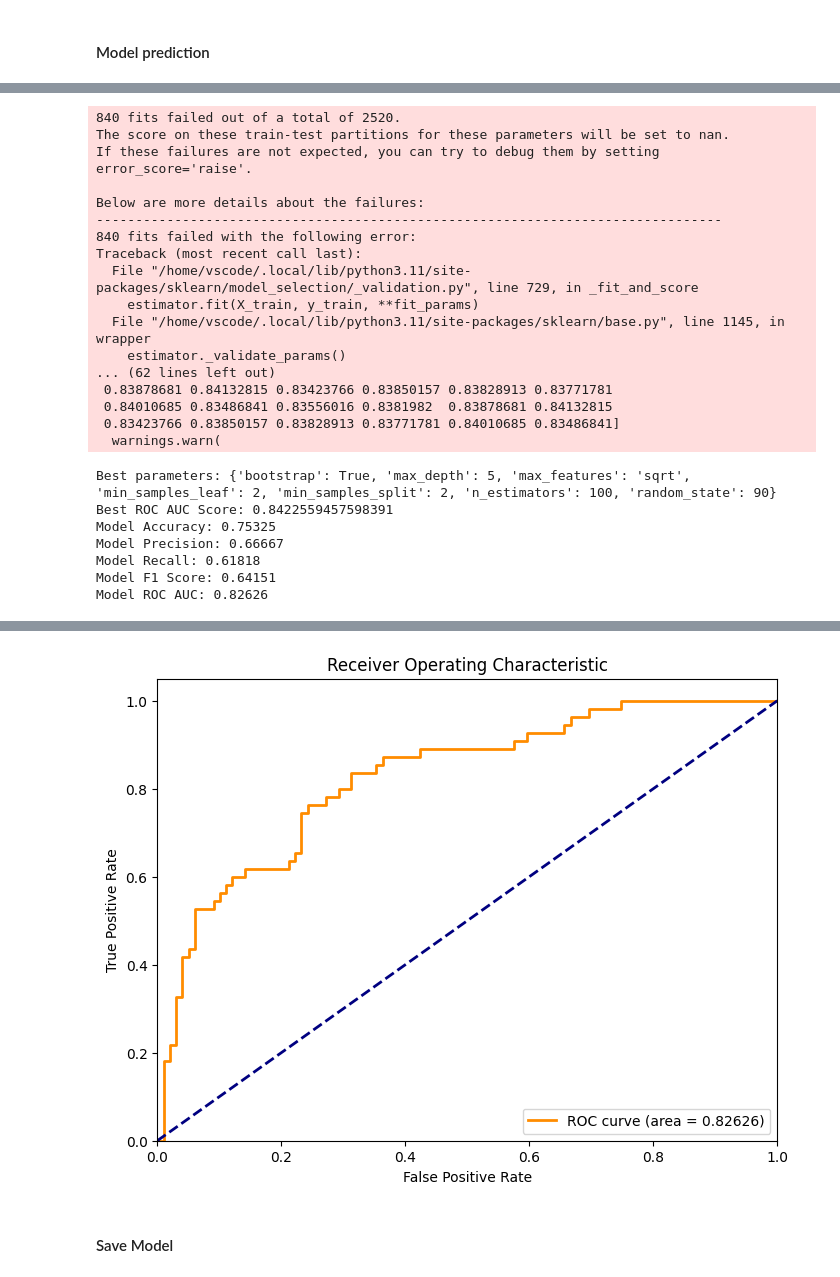
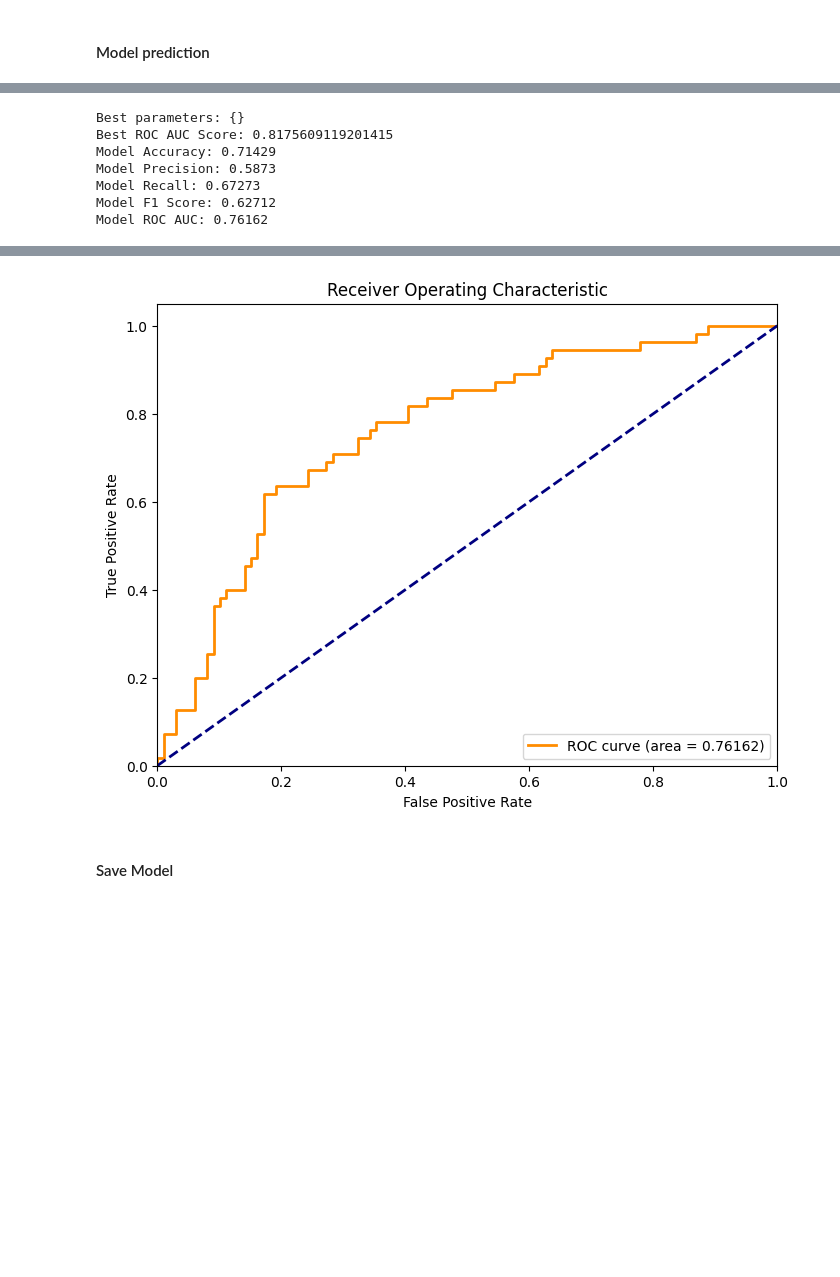
Before and after one commit to 4GeeksAcademy/machine-learning-python-Boosting, a Jupyter notebook: src/explore_Boosting_data.ipynb, the cells around one changed output, grey strips where cells are left out. Cells and saved outputs as stored; diff of their text form; code cells hidden in the pictures; blank space fills up the shorter version.

```diff
--- a/src/explore_Boosting_data.ipynb
+++ b/src/explore_Boosting_data.ipynb
@@ -98,6 +104,6 @@ X_train.head()
 # %% [markdown]
 #### Initialization and training of the model
 # %%
-model = RandomForestClassifier(random_state = 42)
+model = XGBClassifier(random_state = 42)
 model.fit(X_train, y_train)
 # %% [output]
@@ -210,30 +334,36 @@ Traceback (most recent call last):
 # %%
-# Instantiate GridSearchCV with 'roc_auc' scoring for imbalanced datasets
-grid_search = GridSearchCV(estimator=model, param_grid=param_grid, cv=7, scoring='roc_auc')
+# Define the parameters grid for hyperparameter tuning
+param_grid = {
+    # Same as your previous param_grid
+}
 
-# Fit the grid search to the data
-grid_search.fit(X_train, y_train)
+# Instantiate RandomizedSearchCV with 'roc_auc' scoring for imbalanced datasets
+random_search = RandomizedSearchCV(estimator=XGBClassifier(use_label_encoder=False, eval_metric='logloss', objective='binary:logistic'),
+                                   param_distributions=param_grid, n_iter=100, cv=7, scoring='roc_auc', random_state=42)
+
+# Fit the random search to the data
+random_search.fit(X_train, y_train)
 
 # Extract the best parameters and best score
-best_params = grid_search.best_params_
-best_score = grid_search.best_score_
+best_params = random_search.best_params_
+best_score = random_search.best_score_
 print(f"Best parameters: {best_params}")
 print(f"Best ROC AUC Score: {best_score}")
 
 # Train the model with the best parameters
-best_model = RandomForestClassifier(**best_params)
+best_model = XGBClassifier(**best_params, use_label_encoder=False, eval_metric='logloss', objective='binary:logistic')
 best_model.fit(X_train, y_train)
 
 # Make predictions with the optimized model
 y_pred = best_model.predict(X_test)
-y_pred_proba = best_model.predict_proba(X_test)[:,1]  # probabilities for positive class
+y_pred_proba = best_model.predict_proba(X_test)[:, 1]  # Probabilities for positive class
 
 # Calculate metrics
 accuracy = round(accuracy_score(y_test, y_pred), 5)
 precision = round(precision_score(y_test, y_pred, average='binary'), 5)
 recall = round(recall_score(y_test, y_pred, average='binary'), 5)
 f1 = round(f1_score(y_test, y_pred, average='binary'), 5)
-roc_auc = round(auc(roc_curve(y_test, y_pred_proba)[0], roc_curve(y_test, y_pred_proba)[1]), 5)
+roc_auc = round(roc_auc_score(y_test, y_pred_proba), 5)
 
 # Print metrics
 print(f'Model Accuracy: {accuracy}')
@@ -253,29 +383,12 @@ plt.xlabel('False Positive Rate')
 plt.ylabel('True Positive Rate')
 plt.title('Receiver Operating Characteristic')
 plt.legend(loc="lower right")
-plt
+plt.show()
 # %% [output]
-840 fits failed out of a total of 2520.
-The score on these train-test partitions for these parameters will be set to nan.
-If these failures are not expected, you can try to debug them by setting error_score='raise'.
-
-Below are more details about the failures:
---------------------------------------------------------------------------------
-840 fits failed with the following error:
-Traceback (most recent call last):
-  File "/home/vscode/.local/lib/python3.11/site-packages/sklearn/model_selection/_validation.py", line 729, in _fit_and_score
-    estimator.fit(X_train, y_train, **fit_params)
-  File "/home/vscode/.local/lib/python3.11/site-packages/sklearn/base.py", line 1145, in wrapper
-    estimator._validate_params()
-... (62 lines left out)
- 0.83878681 0.84132815 0.83423766 0.83850157 0.83828913 0.83771781
- 0.84010685 0.83486841 0.83556016 0.8381982  0.83878681 0.84132815
- 0.83423766 0.83850157 0.83828913 0.83771781 0.84010685 0.83486841]
-  warnings.warn(
+Best parameters: {}
+Best ROC AUC Score: 0.8175609119201415
+Model Accuracy: 0.71429
+Model Precision: 0.5873
+Model Recall: 0.67273
+Model F1 Score: 0.62712
+Model ROC AUC: 0.76162
-Best parameters: {'bootstrap': True, 'max_depth': 5, 'max_features': 'sqrt', 'min_samples_leaf': 2, 'min_samples_split': 2, 'n_estimators': 100, 'random_state': 90}
-Best ROC AUC Score: 0.8422559457598391
-Model Accuracy: 0.75325
-Model Precision: 0.66667
-Model Recall: 0.61818
-Model F1 Score: 0.64151
-Model ROC AUC: 0.82626
@@ -283,4 +395,4 @@ Model ROC AUC: 0.82626
-[figure, old version]
+[figure, new version]
 # %% [markdown]
 #### Save Model
 # %%
```
Also changed, not shown: parts of 9 cells of this notebook.
